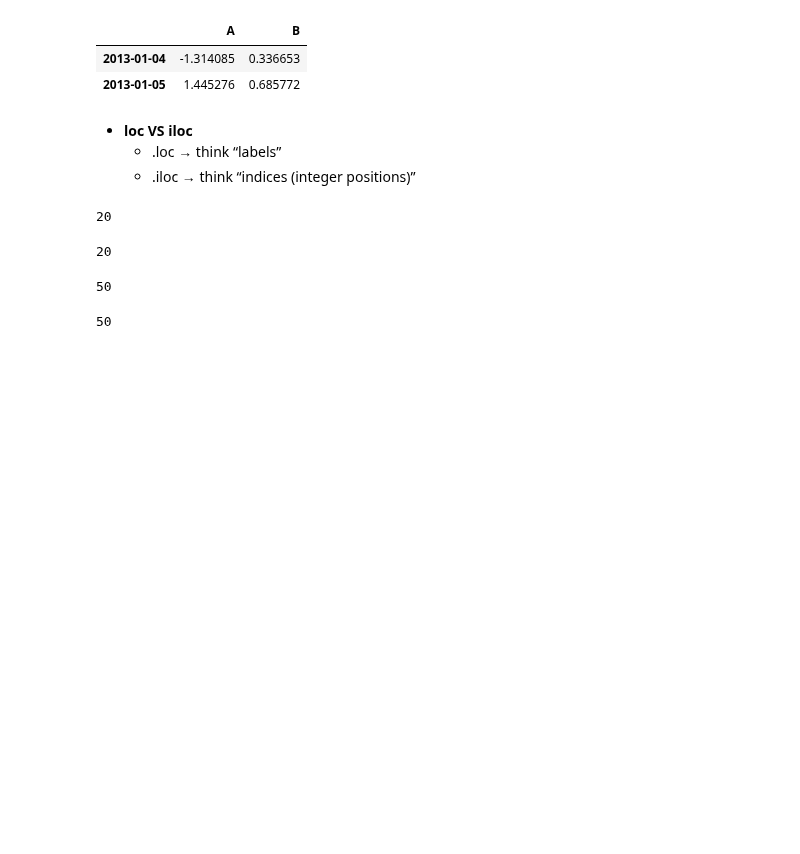
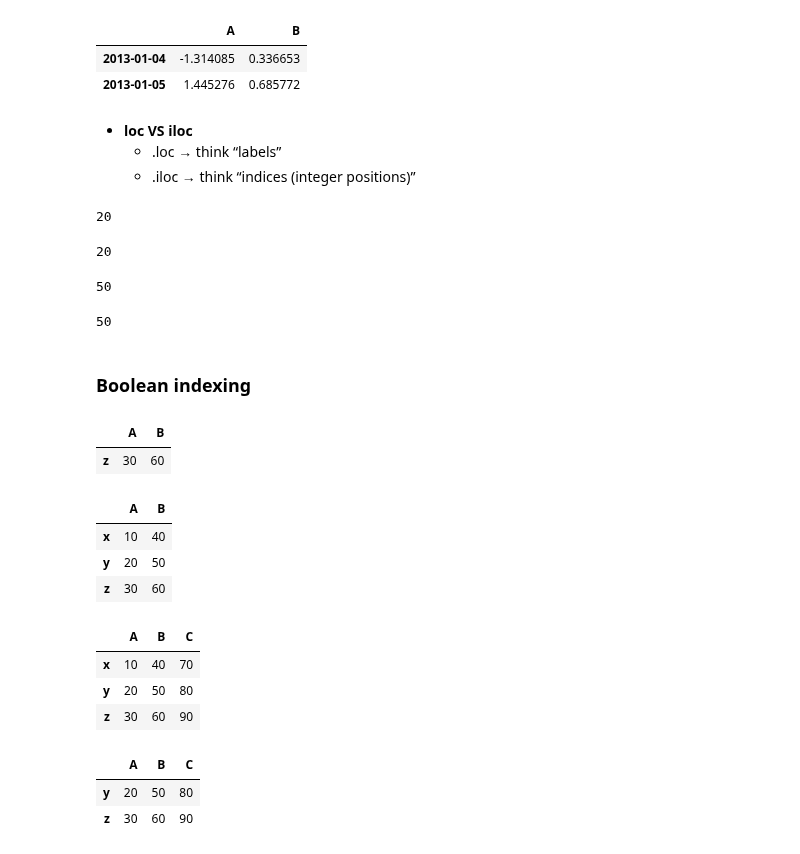
Before and after one commit to dnlmkhlv/ml, a Jupyter notebook: pandas/pandas_tutorial.ipynb, the cells around one changed output. Drawn from its saved outputs; the diff is of its cells as text; code cells hidden in the pictures; blank space fills up the shorter version.

Commit message:
added boolean indexing

```diff
--- a/pandas/pandas_tutorial.ipynb
+++ b/pandas/pandas_tutorial.ipynb
@@ -337,3 +337,34 @@ df.iloc[1, 1]
 df.iat[1, 1]
 # %% [output]
 50
+# %% [markdown]
+### Boolean indexing
+# %%
+df[df["A"] > 20]
+# %% [output]
+|  | A | B |
+| z | 30 | 60 |
+# %%
+df[df > 0]
+# %% [output]
+|  | A | B |
+| x | 10 | 40 |
+| y | 20 | 50 |
+| z | 30 | 60 |
+# %%
+df2 = df.copy()
+# %%
+df2['C'] = [70, 80, 90]
+# %%
+df2
+# %% [output]
+|  | A | B | C |
+| x | 10 | 40 | 70 |
+| y | 20 | 50 | 80 |
+| z | 30 | 60 | 90 |
+# %%
+df2[df2['C'].isin([80, 90])]  # filtering
+# %% [output]
+|  | A | B | C |
+| y | 20 | 50 | 80 |
+| z | 30 | 60 | 90 |
```
